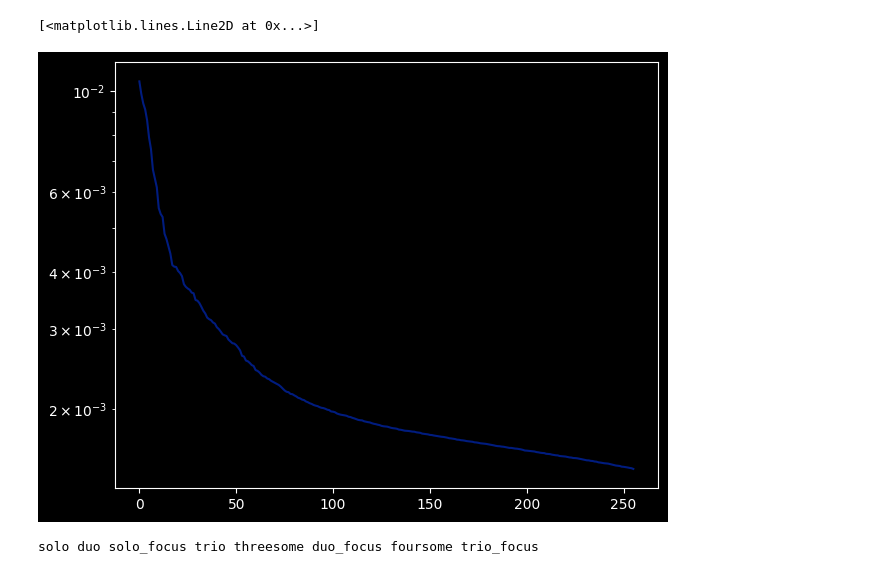
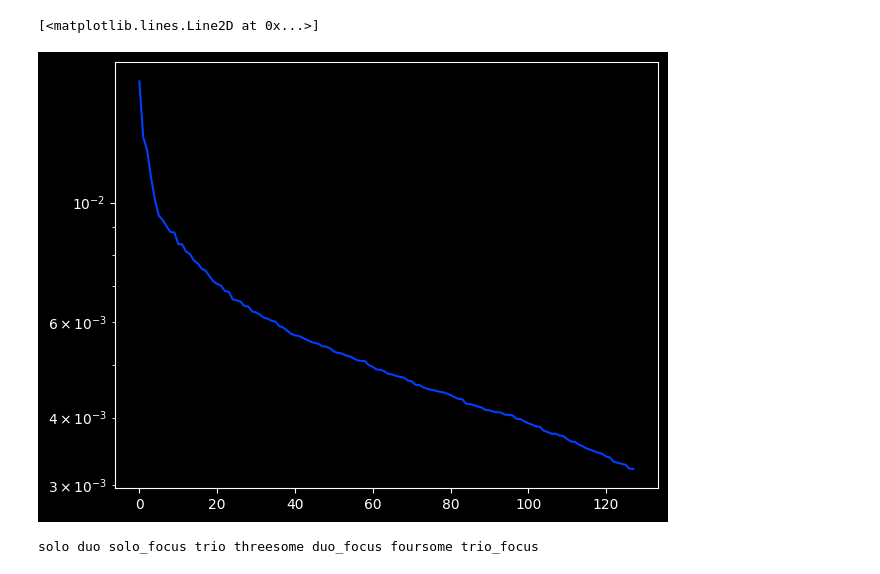
Before and after one commit to elias-gaeros/e6db, a Jupyter notebook: notebooks/E6LocalMap.ipynb, the cells around one changed output. Cells and saved outputs as stored; diff of their text form; code cells hidden in the pictures.

```diff
--- a/notebooks/E6LocalMap.ipynb
+++ b/notebooks/E6LocalMap.ipynb
@@ -9,20 +19,21 @@ from matplotlib import pyplot as plt
 # %%
-st = safetensors.safe_open('./data/model-verybighalfbrain2e60.safetensors', framework='numpy')
+with safetensors.safe_open(data_dir / 'implicit_tag_factors.safetensors', framework='numpy') as st:
+    X0 = st.get_tensor('tag_factors')
 
-tags = np.array([t.strip() for t in open('./data/tags.txt', 'rt').read().split('\n')][:-1])
-tags2id = {t: i for i, t in enumerate(tags)}
+tags2id, tags = load_tags(data_dir)
+tags = np.array(tags)
 # %%
-X = st.get_tensor('embeddings.weight')
-# You might want to play with, ie disabling these
+X = X0.copy()
+# You might want to play with normalization, ie disabling these:
 X /= np.linalg.norm(X, axis=1)[:, None]
 
 # A first rank truncation using PCA helps smooth the noise
-pca = PCA(256)
+pca = PCA(128)
 Xt = pca.fit_transform(X)
-#Xt /= np.linalg.norm(Xt, axis=1)[:, None] # <- same here
+Xt /= np.linalg.norm(Xt, axis=1)[:, None] # <- same here
 
 plt.semilogy(pca.explained_variance_)
 # %% [output]
 [<matplotlib.lines.Line2D at 0x...>]
-[figure, old version]
+[figure, new version]
 # %%
```
Also changed, not shown: parts of 5 cells of this notebook, 7 other files.
